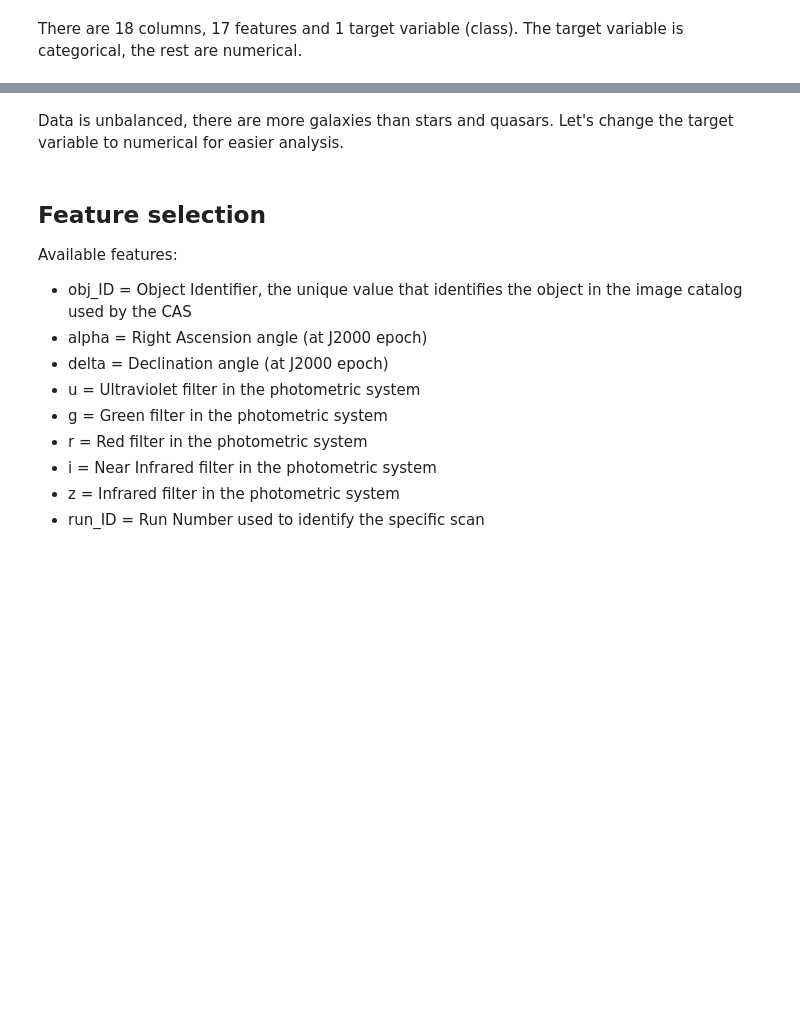
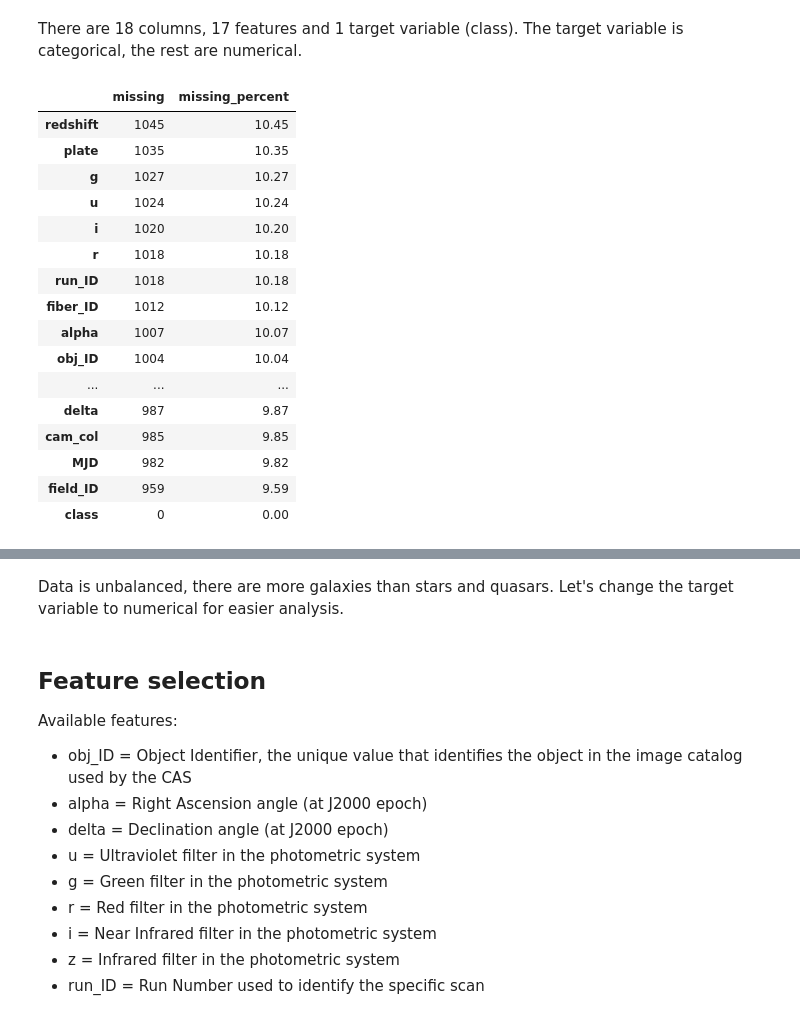
Before and after one commit to Kowalski1024/ml-playground, a Jupyter notebook: stellar_classification.ipynb, the cells around one changed output, grey strips where cells are left out. Saved outputs shown, nothing was run; the diff lists cells and outputs as text; code cells hidden in the pictures; blank space fills up the shorter version.

```diff
--- a/stellar_classification.ipynb
+++ b/stellar_classification.ipynb
@@ -58,5 +68,27 @@ memory usage: 13.7+ MB
 # %% [markdown]
 There are 18 columns, 17 features and 1 target variable (class). The target variable is categorical, the rest are numerical.
+# %%
+missing = data.isnull().sum()
+missing_percent = missing / data.shape[0] * 100
+pd.DataFrame({"missing": missing, "missing_percent": missing_percent}).sort_values(by="missing", ascending=False)
+# %% [output]
+|  | missing | missing_percent |
+| redshift | 1045 | 10.45 |
+| plate | 1035 | 10.35 |
+| g | 1027 | 10.27 |
+| u | 1024 | 10.24 |
+| i | 1020 | 10.20 |
+| r | 1018 | 10.18 |
+| run_ID | 1018 | 10.18 |
+| fiber_ID | 1012 | 10.12 |
+| alpha | 1007 | 10.07 |
+| obj_ID | 1004 | 10.04 |
+| ... | ... | ... |
+| delta | 987 | 9.87 |
+| cam_col | 985 | 9.85 |
+| MJD | 982 | 9.82 |
+| field_ID | 959 | 9.59 |
+| class | 0 | 0.00 |
 # %%
 pie_ratio(data, "class")
 data["class"].value_counts()
```
Also changed, not shown: parts of 32 cells of this notebook.
